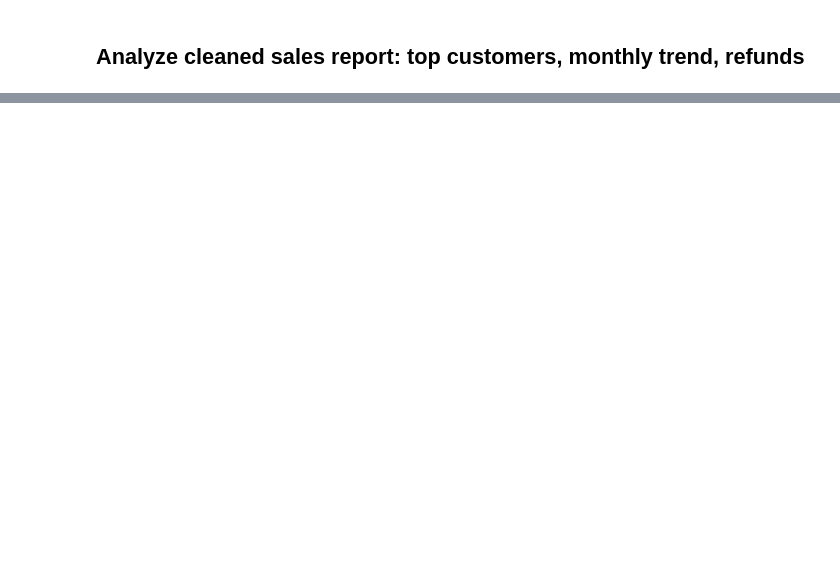
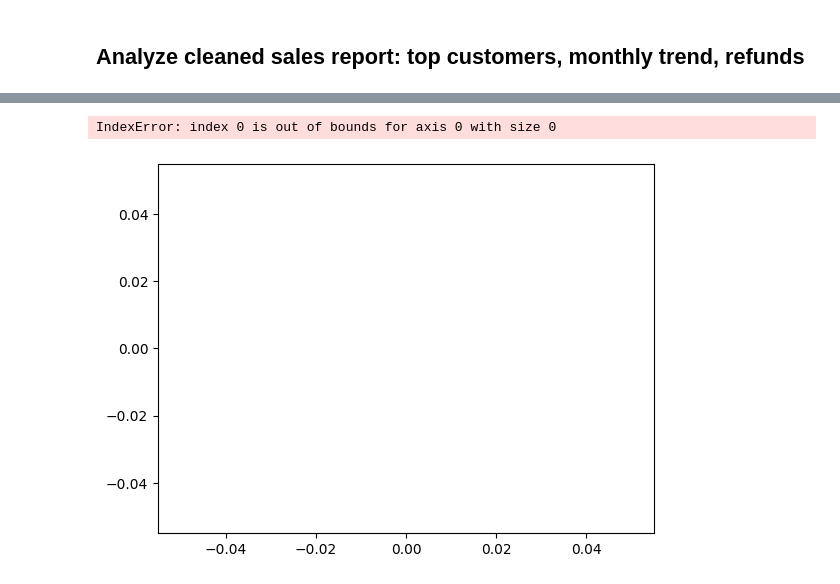
Before and after one commit to bravojuandb/retail-sales-pipeline, a Jupyter notebook: notebooks/analysis.ipynb, the cells around one changed output, grey strips where cells are left out. Drawn from its saved outputs; the diff is of its cells as text; code cells hidden in the pictures; blank space fills up the shorter version.

```diff
--- a/notebooks/analysis.ipynb
+++ b/notebooks/analysis.ipynb
@@ -18,0 +90,7 @@ FileNotFoundError: [Errno 2] No such file or directory: '/data/clean/sample_repo
+# %%
+refunds_summary.head(10).plot(kind="barh", x="customer_id", y="total", legend=False)
+plt.title("Top Refund Customers")
+plt.show()
+# %% [output]
+IndexError: index 0 is out of bounds for axis 0 with size 0
+[figure, added]
```
Also changed, not shown: parts of 8 cells of this notebook, 1 other file.
